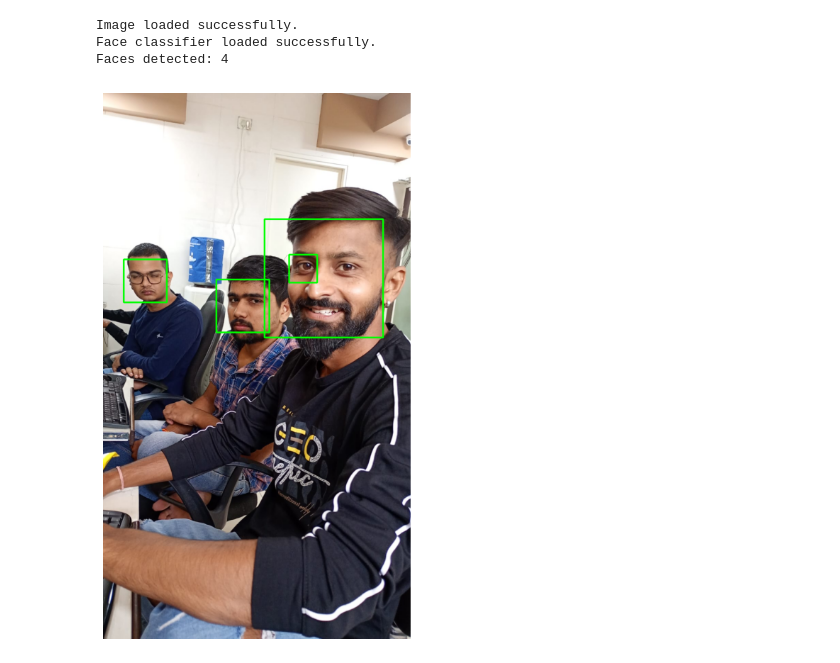
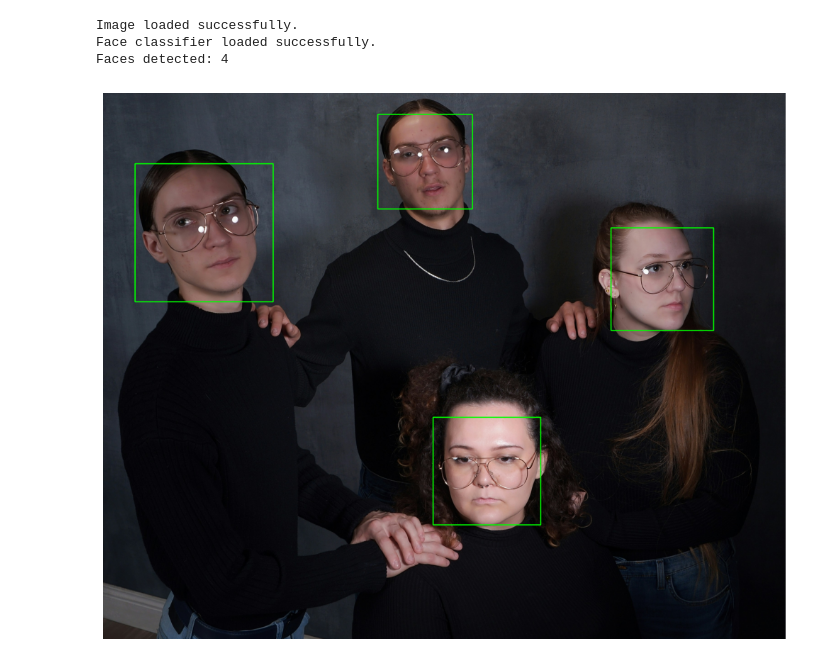
Before and after one commit to neelkanth2003/face_detection, a Jupyter notebook: facedetection.ipynb, the cells around one changed output. Drawn from its saved outputs; the diff is of its cells as text; code cells hidden in the pictures.

```diff
--- a/facedetection.ipynb
+++ b/facedetection.ipynb
@@ -4,13 +4,13 @@ import os
 import matplotlib.pyplot as plt
 import matplotlib.image as mpimg
 
-imagePath = 'Downloads/edit_3.JPG'
+imagePath = r'C:\Users\Admin\Downloads\download1121.jpg'
 
-# Check if the image path exists
+
 if not os.path.exists(imagePath):
     print(f"Error: The image path '{imagePath}' does not exist.")
 else:
-    # Load the image using OpenCV
+
     img = cv2.imread(imagePath)
 
     if img is None:
@@ -18,10 +18,10 @@ else:
     else:
         print("Image loaded successfully.")
 
-        # Convert the image to grayscale
+
         gray_image = cv2.cvtColor(img, cv2.COLOR_BGR2GRAY)
 
-        # Load the face classifier
+
         face_classifier = cv2.CascadeClassifier(
             cv2.data.haarcascades + "haarcascade_frontalface_default.xml"
         )
@@ -31,35 +31,35 @@ else:
         else:
             print("Face classifier loaded successfully.")
 
-        # Detect faces in the grayscale image
+
         faces = face_classifier.detectMultiScale(
             gray_image, scaleFactor=1.1, minNeighbors=5, minSize=(40, 40)
         )
 
         if len(faces) == 0:
             print("No faces detected.")
         else:
             print(f"Faces detected: {len(faces)}")
 
 
         for (x, y, w, h) in faces:
             cv2.rectangle(img, (x, y), (x + w, y + h), (0, 255, 0), 4)
 
 
         img_rgb = cv2.cvtColor(img, cv2.COLOR_BGR2RGB)
 
 
     image = mpimg.imread(imagePath)
     plt.figure(figsize=(20, 10))
     plt.imshow(img_rgb)
     plt.axis('off')
 
 
 
 
     plt.show()
 # %% [output]
 Image loaded successfully.
 Face classifier loaded successfully.
 Faces detected: 4
-[figure, old version]
+[figure, new version]
```
Also changed, not shown: parts of 1 cell of this notebook.
